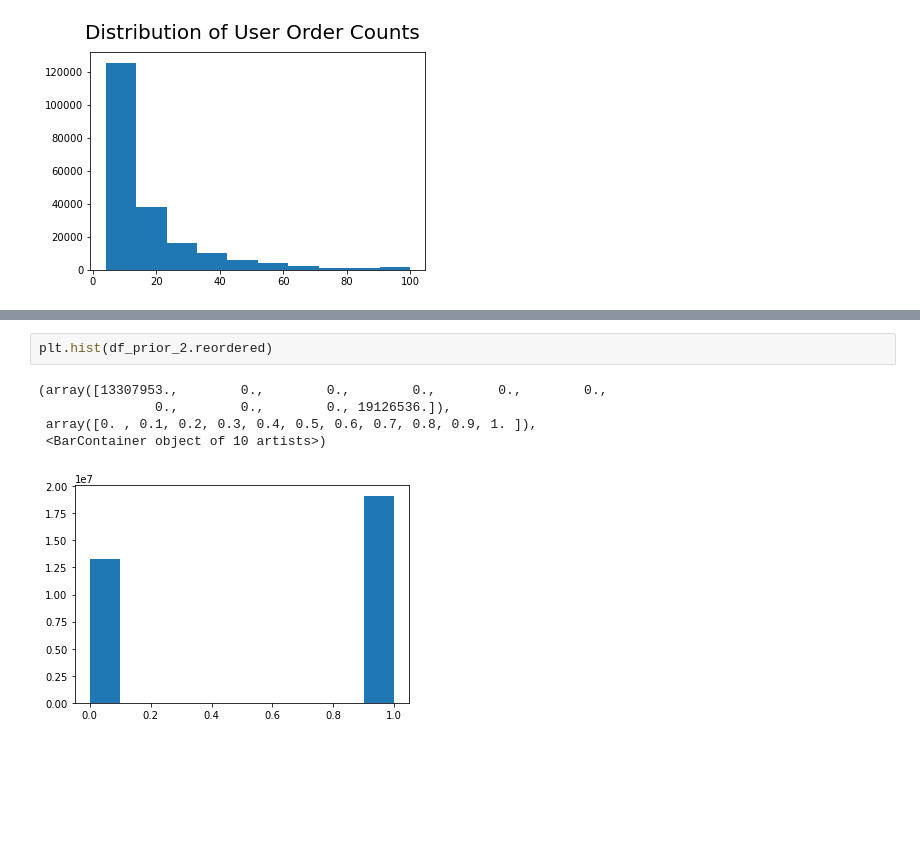
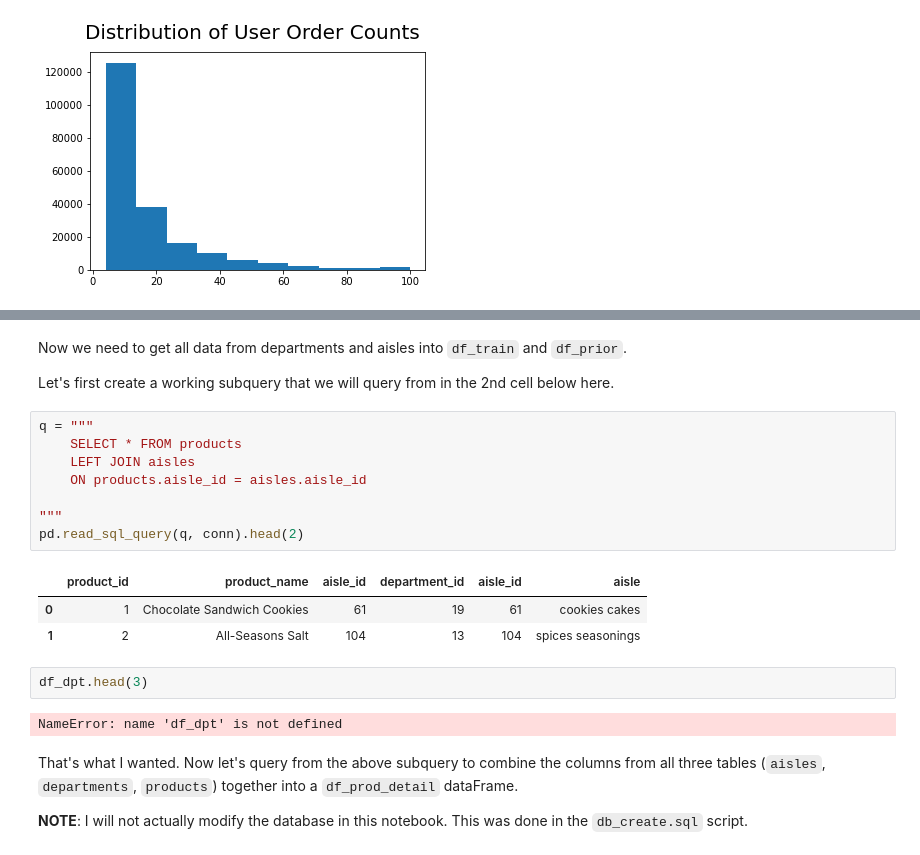
Before and after one commit to edubu2/metis-project3, a Jupyter notebook: code/query_db.ipynb, the cells around one changed output, grey strips where cells are left out. Cells and saved outputs as stored; diff of their text form; blank space fills up the shorter version.

```diff
--- a/code/query_db.ipynb
+++ b/code/query_db.ipynb
@@ -476,8 +390,24 @@ plt.hist(df_train_2.reordered)
-# %%
-plt.hist(df_prior_2.reordered)
-# %% [output]
-(array([13307953.,        0.,        0.,        0.,        0.,        0.,
-               0.,        0.,        0., 19126536.]),
- array([0. , 0.1, 0.2, 0.3, 0.4, 0.5, 0.6, 0.7, 0.8, 0.9, 1. ]),
- <BarContainer object of 10 artists>)
-[figure, removed]
+# %% [markdown]
+Now we need to get all data from departments and aisles into `df_train` and `df_prior`.
+
+Let's first create a working subquery that we will query from in the 2nd cell below here.
+# %%
+q = """
+    SELECT * FROM products
+    LEFT JOIN aisles
+    ON products.aisle_id = aisles.aisle_id
+
+"""
+pd.read_sql_query(q, conn).head(2)
+# %% [output]
+|  | product_id | product_name | aisle_id | department_id | aisle_id | aisle |
+| 0 | 1 | Chocolate Sandwich Cookies | 61 | 19 | 61 | cookies cakes |
+| 1 | 2 | All-Seasons Salt | 104 | 13 | 104 | spices seasonings |
+# %%
+df_dpt.head(3)
+# %% [output]
+NameError: name 'df_dpt' is not defined
+# %% [markdown]
+That's what I wanted. Now let's query from the above subquery to combine the columns from all three tables (`aisles`, `departments`, `products`) together into a `df_prod_detail` dataFrame.
+
+**NOTE**: I will not actually modify the database in this notebook. This was done in the ``db_create.sql`` script.
```
Also changed, not shown: parts of 32 cells of this notebook, 1 other file.
